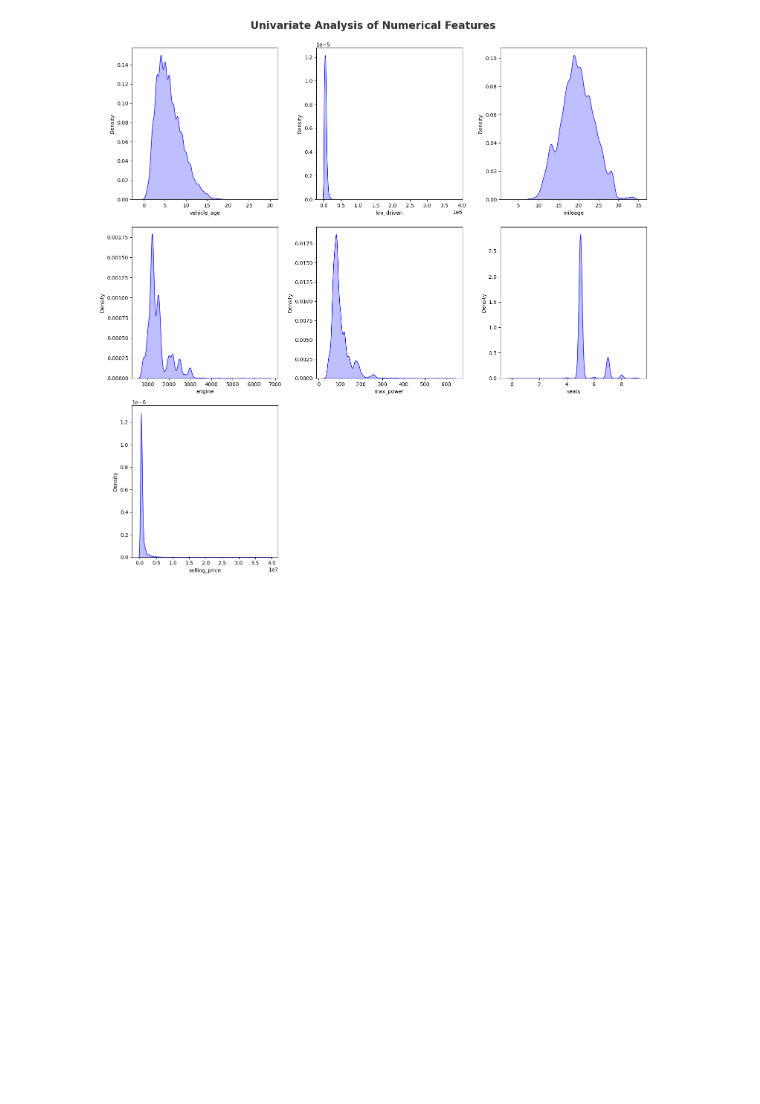
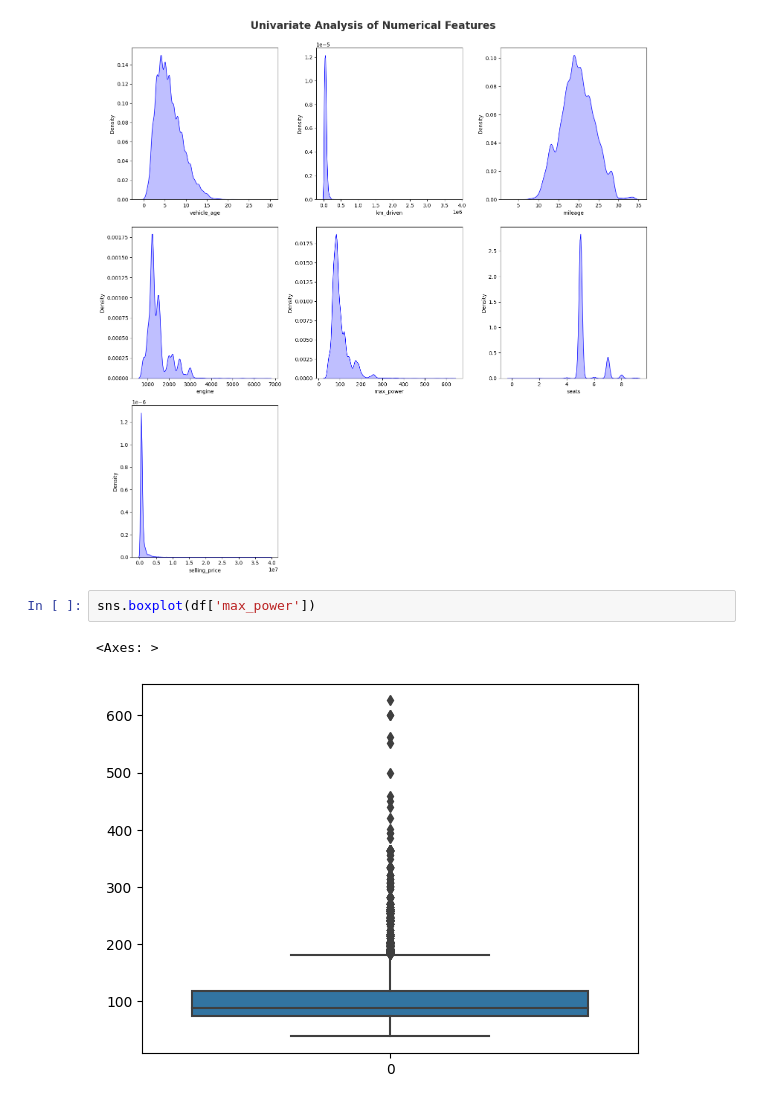
Before and after one commit to manishkr1754/CarDekho_Used_Car_Price_Prediction, a Jupyter notebook: notebooks/1. EDA Used Car Price Prediction.ipynb, the cells around one changed output. Saved outputs shown, nothing was run; the diff lists cells and outputs as text; blank space fills up the shorter version.

```diff
--- a/notebooks/1. EDA Used Car Price Prediction.ipynb
+++ b/notebooks/1. EDA Used Car Price Prediction.ipynb
@@ -189,3 +189,8 @@ for i in range(0, len(numeric_features)):
     plt.tight_layout()
 # %% [output]
 [figure]
+# %%
+sns.boxplot(df['max_power'])
+# %% [output]
+<Axes: >
+[figure, added]
```
Also changed, not shown: parts of 4 cells of this notebook.
